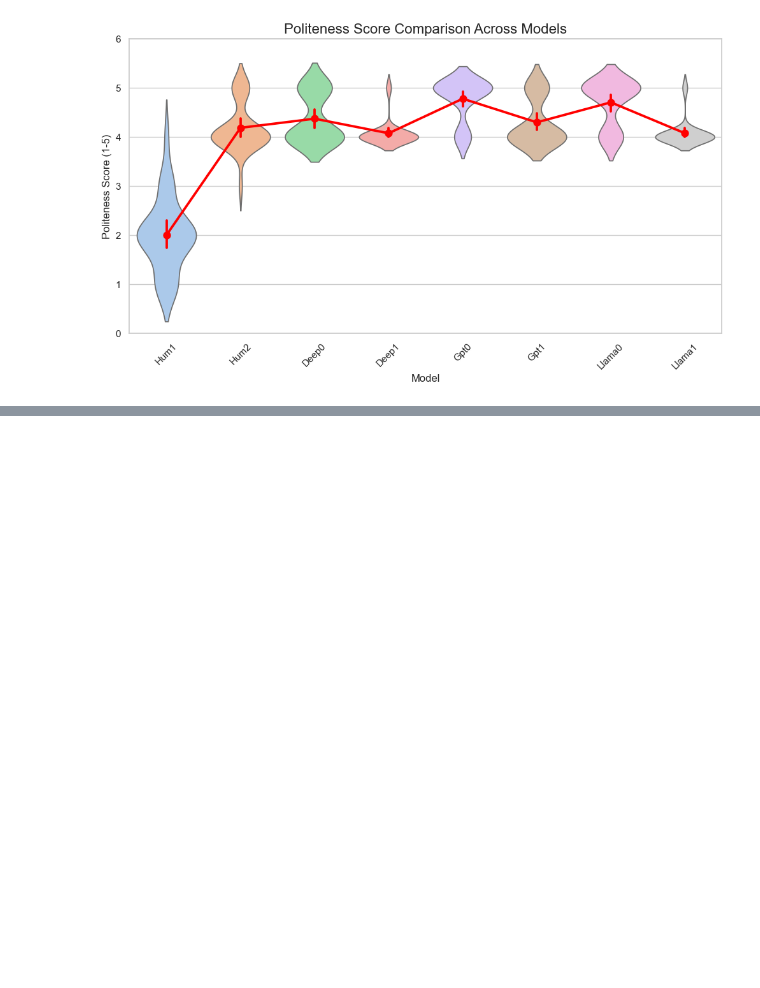
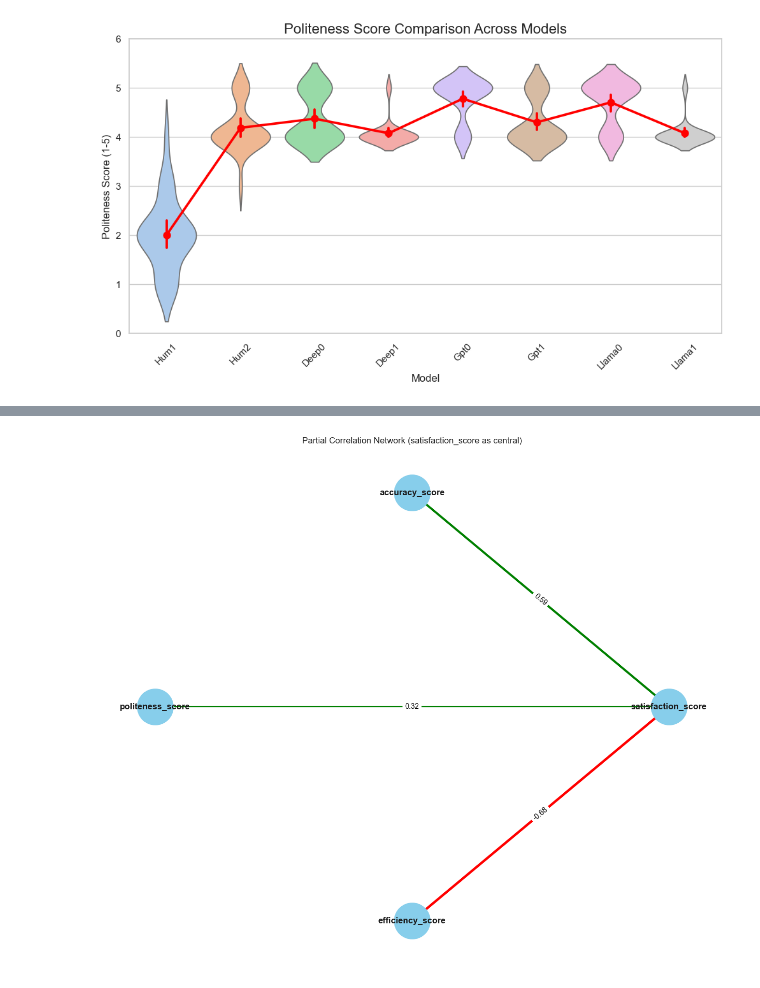
Before and after one commit to Grace128pan/Thesis, a Jupyter notebook: analysis.ipynb, the cells around one changed output, grey strips where cells are left out. Cells and saved outputs as stored; diff of their text form; code cells hidden in the pictures; blank space fills up the shorter version.

```diff
--- a/analysis.ipynb
+++ b/analysis.ipynb
@@ -336,0 +523,46 @@ Step5: Research on how trust_score is affected by politeness_score, and accuracy
+# %%
+import pandas as pd
+import numpy as np
+import matplotlib.pyplot as plt
+import networkx as nx
+import pingouin as pg
+
+file_path = r"C:\Users\grace\VisualStudioProject\Thesis\data.xlsm"
+df = pd.read_excel(file_path, sheet_name='Hum1')
+
+cols = ['accuracy_score', 'efficiency_score', 'politeness_score', 'satisfaction_score']
+df_num = df[cols].copy()
+df_num = df_num.fillna(df_num.mean(numeric_only=True))
+
+pcorr_accuracy = pg.partial_corr(data=df_num, x='satisfaction_score', y='accuracy_score',
+                                 covar=['politeness_score','efficiency_score'], method='pearson')
+pcorr_politeness = pg.partial_corr(data=df_num, x='satisfaction_score', y='politeness_score',
+                                   covar=['accuracy_score','efficiency_score'], method='pearson')
+pcorr_efficiency = pg.partial_corr(data=df_num, x='satisfaction_score', y='efficiency_score',
+                                   covar=['accuracy_score','politeness_score'], method='pearson')
+
+edges = [
+    ('satisfaction_score', 'accuracy_score', pcorr_accuracy['r'].values[0]),
+    ('satisfaction_score', 'politeness_score', pcorr_politeness['r'].values[0]),
+    ('satisfaction_score', 'efficiency_score', pcorr_efficiency['r'].values[0])
+]
+
+G = nx.Graph()
+for u, v, w in edges:
+    G.add_edge(u, v, weight=w)
+
+pos = nx.circular_layout(G)
+weights = [abs(G[u][v]['weight'])*5 for u,v in G.edges()]
+colors = ['green' if G[u][v]['weight']>0 else 'red' for u,v in G.edges()]  # positive=green, negative=red
+
+plt.figure(figsize=(12,10))
+nx.draw(G, pos, with_labels=True, node_size=2500, node_color='skyblue',
+        width=weights, edge_color=colors, font_size=12, font_weight='bold')
+
+edge_labels = {(u, v): f"{G[u][v]['weight']:.2f}" for u, v in G.edges()}
+nx.draw_networkx_edge_labels(G, pos, edge_labels=edge_labels, font_color='black', font_size=10)
+
+plt.title("Partial Correlation Network (satisfaction_score as central)", fontsize=12)
+plt.show()
+# %% [output]
+[figure, added]
```
Also changed, not shown: parts of 20 cells of this notebook.
